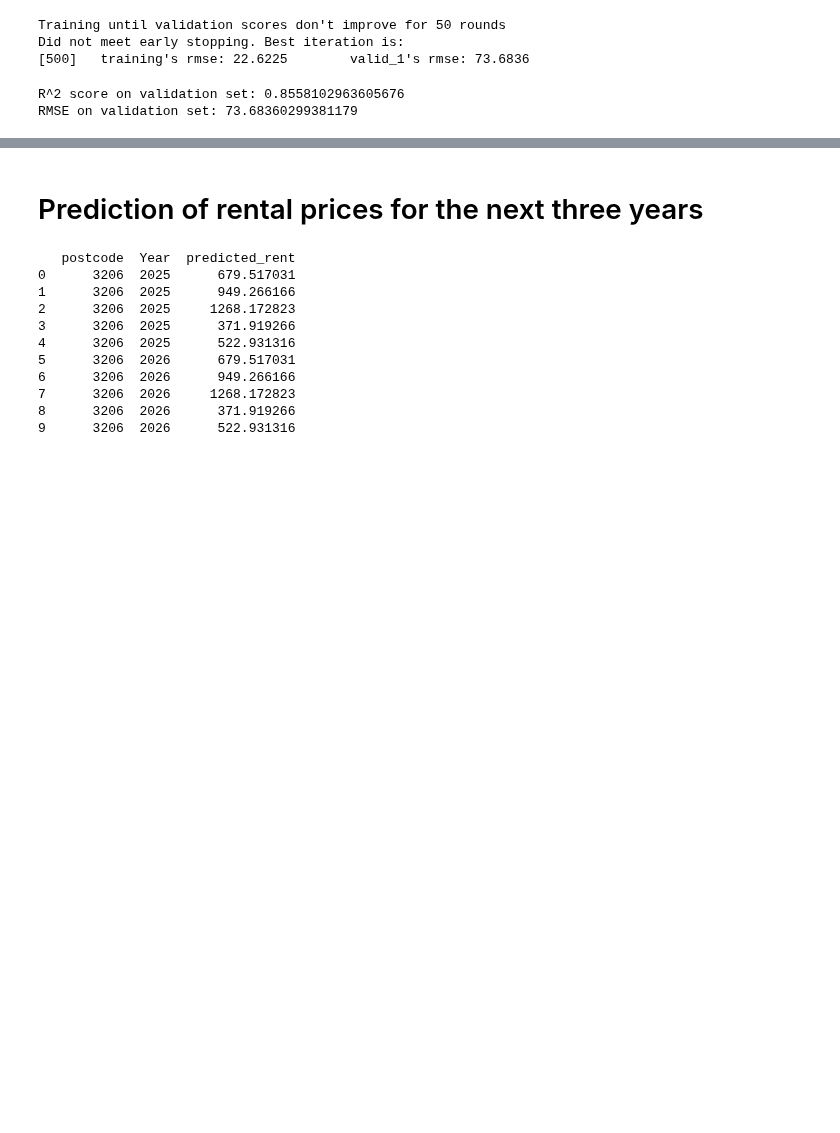
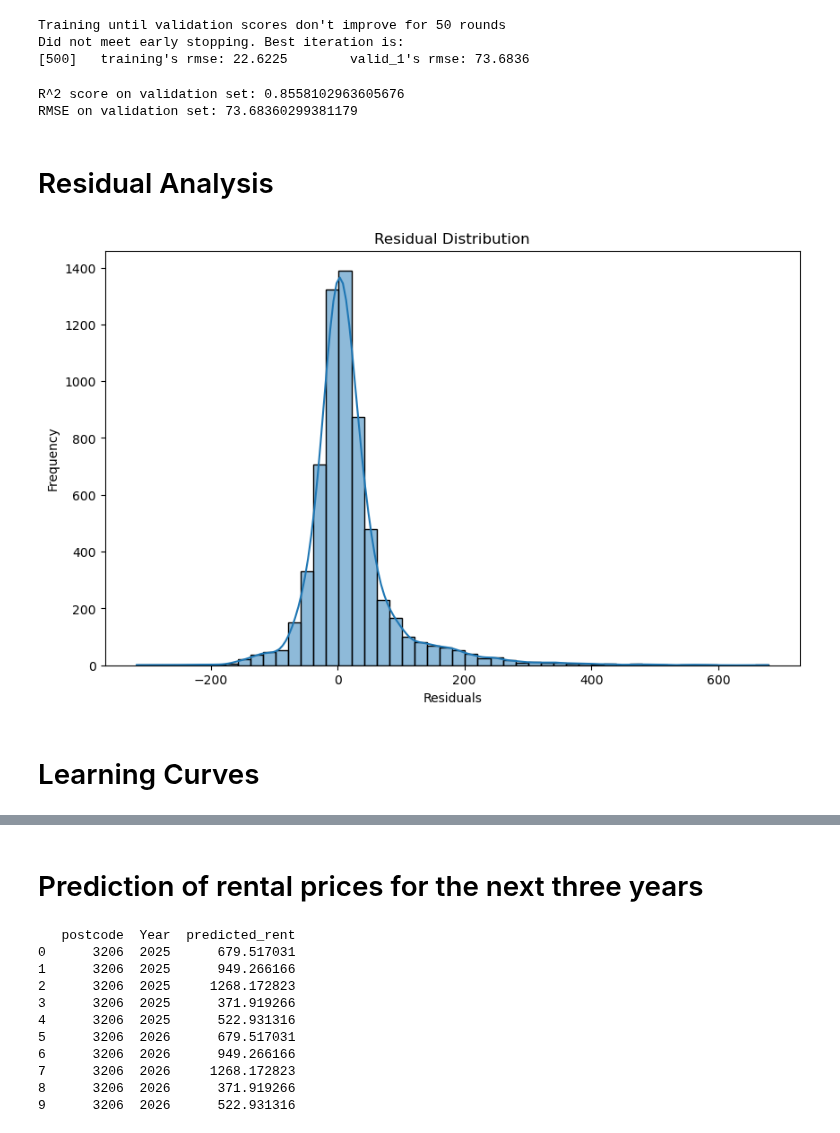
Before and after one commit to MAST30034-AppliedDataScience/project-2-group-real-estate-industry-project-16, a Jupyter notebook: models/LightGBM.ipynb, the cells around one changed output, grey strips where cells are left out. Drawn from its saved outputs; the diff is of its cells as text; code cells hidden in the pictures; blank space fills up the shorter version.

```diff
--- a/models/LightGBM.ipynb
+++ b/models/LightGBM.ipynb
@@ -82,3 +82,23 @@ print(f"RMSE on validation set: {rmse}")
 # %% [output]
 R^2 score on validation set: 0.8558102963605676
 RMSE on validation set: 73.68360299381179
+# %% [markdown]
+# Residual Analysis
+# %%
+import matplotlib.pyplot as plt
+import seaborn as sns
+
+# 计算残差
+residuals = y_val - y_val_pred
+
+# 绘制残差分布图
+plt.figure(figsize=(10, 6))
+sns.histplot(residuals, bins=50, kde=True)
+plt.title('Residual Distribution')
+plt.xlabel('Residuals')
+plt.ylabel('Frequency')
+plt.show()
+# %% [output]
+[figure, added]
+# %% [markdown]
+# Learning Curves
```
Also changed, not shown: parts of 6 cells of this notebook, 1 other file.
